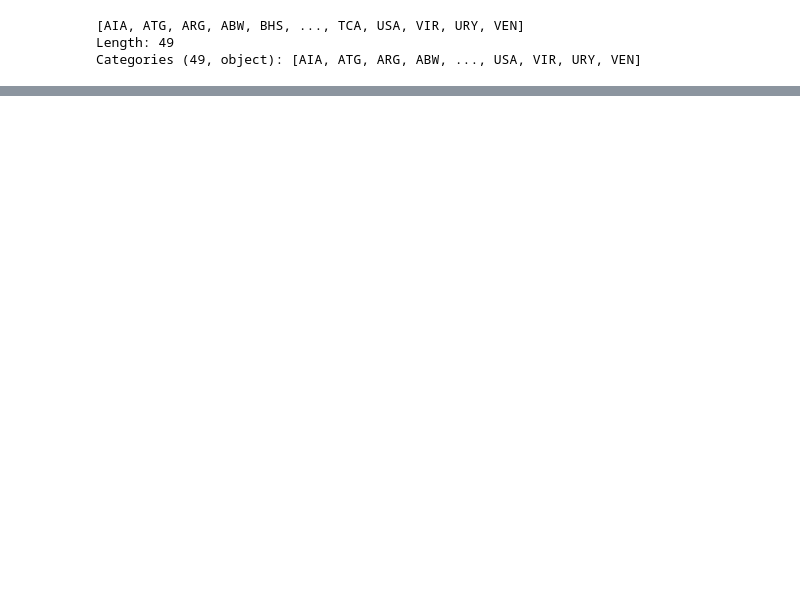
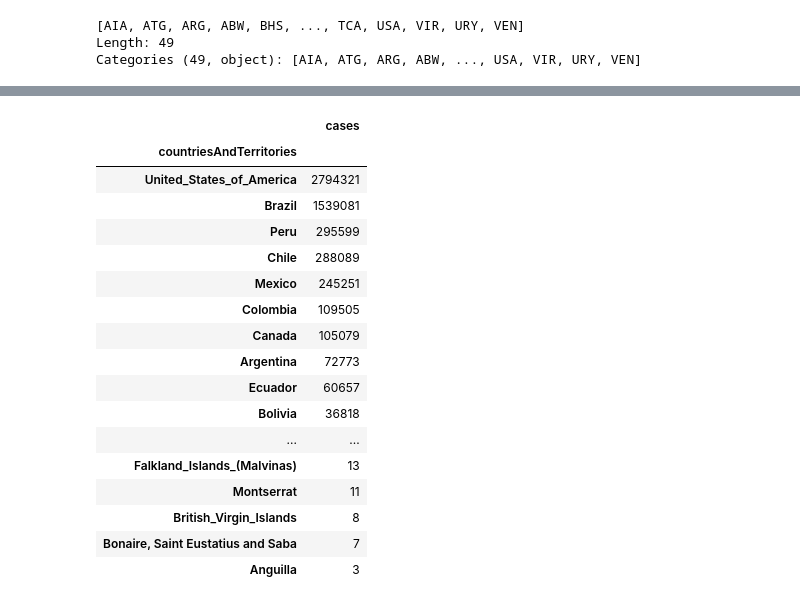
Before and after one commit to sherna90/mineria_datos, a Jupyter notebook: 1.-analisis_exploratorio.ipynb, the cells around one changed output, grey strips where cells are left out. Cells and saved outputs as stored; diff of their text form; code cells hidden in the pictures; blank space fills up the shorter version.

```diff
--- a/1.-analisis_exploratorio.ipynb
+++ b/1.-analisis_exploratorio.ipynb
@@ -266,0 +358,21 @@ pcr_test.head()
+# %%
+sum_america
+# %% [output]
+|  | cases |
+| countriesAndTerritories |  |
+| United_States_of_America | 2794321 |
+| Brazil | 1539081 |
+| Peru | 295599 |
+| Chile | 288089 |
+| Mexico | 245251 |
+| Colombia | 109505 |
+| Canada | 105079 |
+| Argentina | 72773 |
+| Ecuador | 60657 |
+| Bolivia | 36818 |
+| ... | ... |
+| Falkland_Islands_(Malvinas) | 13 |
+| Montserrat | 11 |
+| British_Virgin_Islands | 8 |
+| Bonaire, Saint Eustatius and Saba | 7 |
+| Anguilla | 3 |
```
Also changed, not shown: parts of 36 cells of this notebook.
